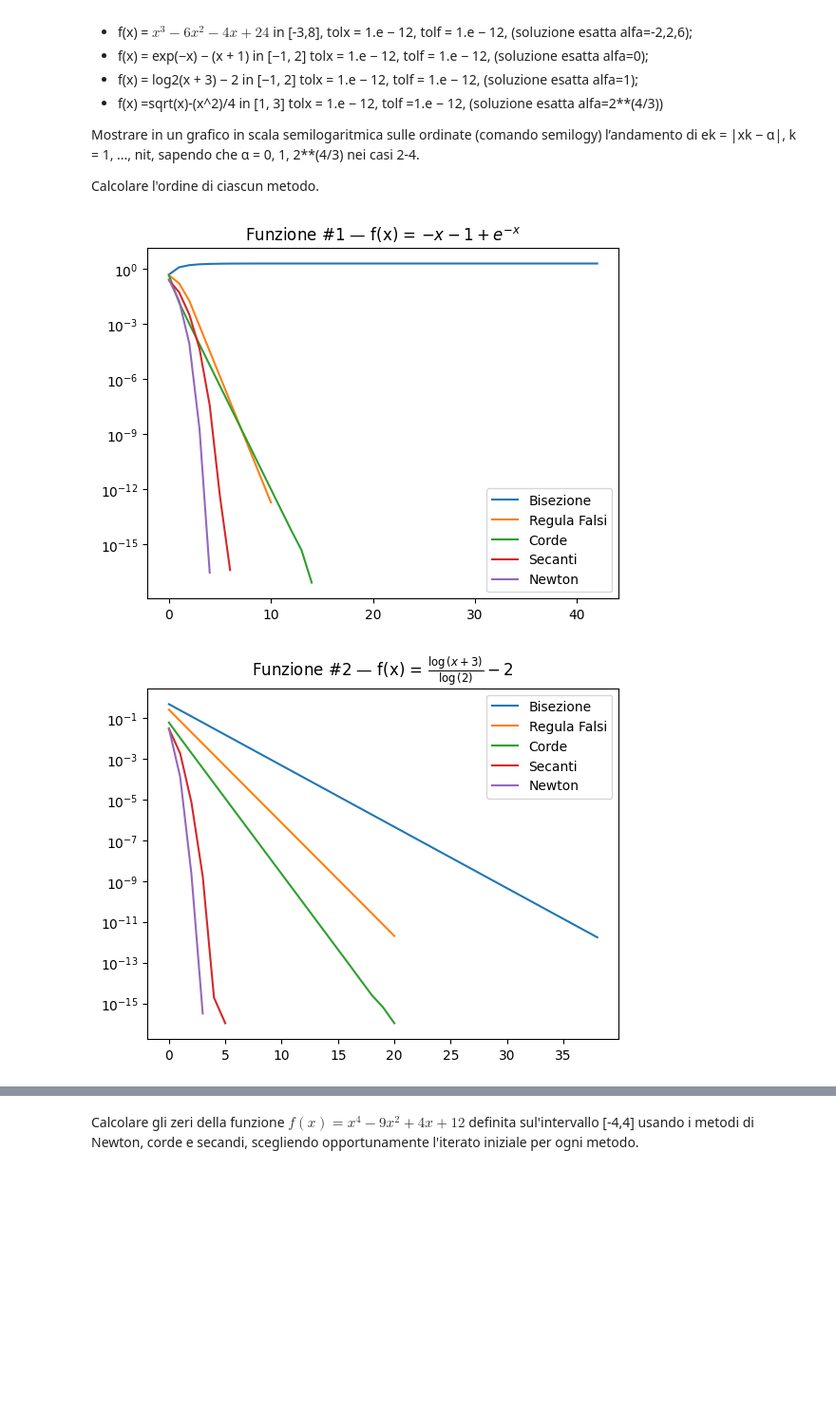
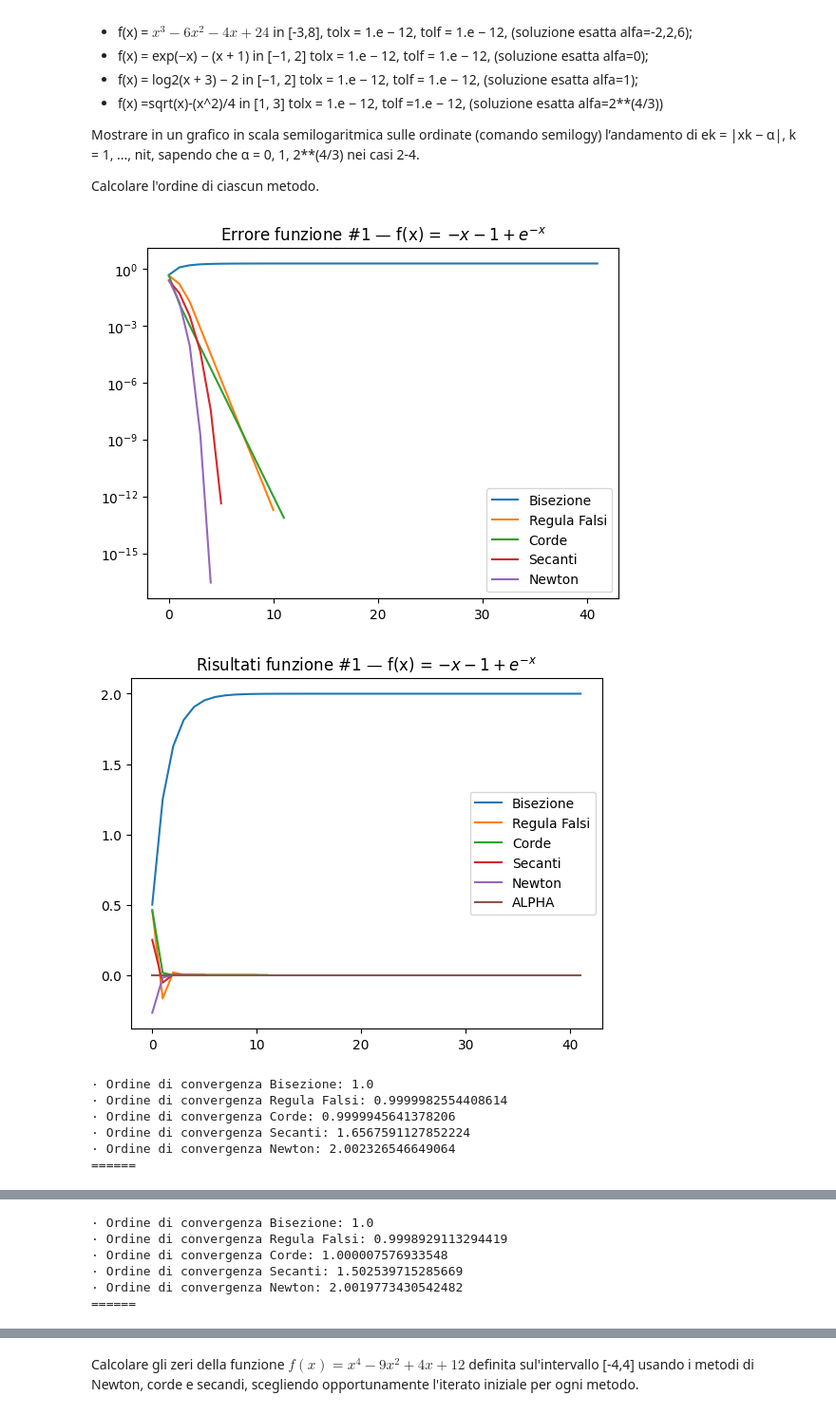
Before and after one commit to Nickolausen/unibo-metodi-numerici, a Jupyter notebook: lab07/Laboratorio7.ipynb, the cells around one changed output, grey strips where cells are left out. Shown at 95% size. Cells and saved outputs as stored; diff of their text form; code cells hidden in the pictures; blank space fills up the shorter version.

Commit message:
finished and corrected ricerca_zeri.py

```diff
--- a/lab07/Laboratorio7.ipynb
+++ b/lab07/Laboratorio7.ipynb
@@ -17,10 +17,11 @@ Mostrare in un grafico in scala semilogaritmica sulle ordinate (comando semilogy
 
 Calcolare l'ordine di ciascun metodo.
 # %%
-from ricerca_zeri import bisezione, regula_falsi, corde, secanti, newton
+from ricerca_zeri import bisezione, regula_falsi, corde, secanti, newton, stima_ordine
 import sympy as sp
 from sympy.printing import latex
 import matplotlib.pyplot as plt
+import math
 
 general_tolx, general_tolf = 1e-12, 1e-12
 general_maxit = 1000
@@ -28,8 +29,8 @@ x_sym = sp.Symbol("x")
 
 class TestCase():
     def __init__(self,
-            f, a, b, expected, symbolic_f,
-            tolx = general_tolx, tolf = general_tolf, maxit = general_maxit, lower_guess = None, upper_guess = None):
+            f, a, b, symbolic_f,
+            expected: float = None, tolx = general_tolx, tolf = general_tolf, maxit = general_maxit, lower_guess = None, upper_guess = None):
         self.f = f
         self.a = a
         self.b = b
@@ -43,38 +44,73 @@ class TestCase():
 
 tests = [
     # TestCase(lambda x: x**3 - 6*x**2 - 4*x + 24, -3, 8, symbolic_f=x_sym**3 - 6*x_sym**2 - 4*x_sym + 24, expected=(-2,2,6), lower_guess=-3, upper_guess=1),
-    TestCase(lambda x: np.exp(-x) - x - 1, -1, 2, symbolic_f=sp.exp(-x_sym)-x_sym-1, expected=0, lower_guess=-1, upper_guess=1),
-    TestCase(lambda x: np.log2(x + 3) - 2, -1, 2, symbolic_f=sp.log(x_sym + 3, 2) - 2, expected=1, lower_guess=.5, upper_guess=1.5),
-    TestCase(lambda x: np.sqrt(x) - (x**2)/4, 1, 3, symbolic_f=sp.sqrt(x_sym) - (x_sym**2)/4, expected=2**(4/3), lower_guess=2, upper_guess=4)
+    TestCase(lambda x: np.exp(-x) - x - 1, -1.0, 2.0, symbolic_f=sp.exp(-x_sym)-x_sym-1, expected=0.0, lower_guess=-1.0, upper_guess=1.0),
+    TestCase(lambda x: np.log2(x + 3) - 2, -1.0, 2.0, symbolic_f=sp.log(x_sym + 3, 2) - 2, expected=1.0, lower_guess=.5, upper_guess=1.5),
+    TestCase(lambda x: np.sqrt(x) - (x**2)/4, 1.0, 3.0, symbolic_f=sp.sqrt(x_sym) - (x_sym**2)/4, expected=math.pow(2, 4/3), lower_guess=2.0, upper_guess=4.0)
 ]
 
 for idx, test in enumerate(tests):
-    plt.title(f"Funzione #{idx + 1} — f(x) = ${latex(test.symbolic_f)}$")
+    plt.title(f"Errore funzione #{idx + 1} — f(x) = ${latex(test.symbolic_f)}$")
     alpha = test.expected
     final_guess_bis, iterations_bis, attempts_bis = bisezione(test.f, test.a, test.b, test.tolx, test.tolf, test.maxit)
     error_bis = np.abs(np.array(attempts_bis) - alpha)
 
     final_guess_reg, iterations_reg, attempts_reg = regula_falsi(test.f, test.a, test.b, test.tolx, test.tolf, test.maxit)
     error_reg = np.abs(np.array(attempts_reg) - alpha)
 
     final_guess_cor, iterations_cor, attempts_cor = corde(test.f, test.a, test.b, test.lower_guess, test.tolx, test.tolf, test.maxit)
     error_cor = np.abs(np.array(attempts_cor) - alpha)
 
     final_guess_sec, iterations_sec, attempts_sec = secanti(test.f, test.lower_guess, test.upper_guess, test.tolx, test.tolf, test.maxit)
     error_sec = np.abs(np.array(attempts_sec) - alpha)
 
     final_guess_new, iterations_new, attempts_new = newton(test.symbolic_f, test.lower_guess, test.tolx, test.tolf, test.maxit)
     error_new = np.abs(np.array(attempts_new) - alpha)
 
     plt.semilogy(
         range(iterations_bis), error_bis,
         range(iterations_reg), error_reg,
         range(iterations_cor), error_cor,
         range(iterations_sec), error_sec,
         range(iterations_new), error_new,
     )
-    plt.legend(['Bisezione','Regula Falsi','Corde','Secanti','Newton'])
+
+    plt.legend(['Bisezione',
+                'Regula Falsi',
+                'Corde',
+                'Secanti',
+                'Newton'])
     plt.show()
+
+    x_range_target = np.arange(0.0, max(iterations_bis, iterations_reg, iterations_cor, iterations_sec, iterations_new), 1.0)
+    plt.title(f"Risultati funzione #{idx + 1} — f(x) = ${latex(test.symbolic_f)}$")
+    plt.plot(
+        range(iterations_bis), attempts_bis,
+        range(iterations_reg), attempts_reg,
+        range(iterations_cor), attempts_cor,
+        range(iterations_sec), attempts_sec,
+        range(iterations_new), attempts_new,
+        x_range_target, np.full_like(np.array(x_range_target), alpha)
+    )
+    plt.legend(['Bisezione',
+                'Regula Falsi',
+                'Corde',
+                'Secanti',
+                'Newton',
+                'ALPHA'])
+    plt.show()
+    print(f'· Ordine di convergenza Bisezione: {stima_ordine(attempts_bis)}')
+    print(f'· Ordine di convergenza Regula Falsi: {stima_ordine(attempts_reg)}')
+    print(f'· Ordine di convergenza Corde: {stima_ordine(attempts_cor)}')
+    print(f'· Ordine di convergenza Secanti: {stima_ordine(attempts_sec)}')
+    print(f'· Ordine di convergenza Newton: {stima_ordine(attempts_new)}')
+    print("======")
 # %% [output]
-[figure, old version]
+[figure, new version]
-[figure, old version]
+[figure, new version]
+· Ordine di convergenza Bisezione: 1.0
+· Ordine di convergenza Regula Falsi: 0.9999982554408614
+· Ordine di convergenza Corde: 0.9999945641378206
+· Ordine di convergenza Secanti: 1.6567591127852224
+· Ordine di convergenza Newton: 2.002326546649064
+======
@@ -81,0 +119,6 @@ for idx, test in enumerate(tests):
+· Ordine di convergenza Bisezione: 1.0
+· Ordine di convergenza Regula Falsi: 0.9998929113294419
+· Ordine di convergenza Corde: 1.000007576933548
+· Ordine di convergenza Secanti: 1.502539715285669
+· Ordine di convergenza Newton: 2.0019773430542482
+======
```
Also changed, not shown: parts of 3 cells of this notebook, 3 other files.
